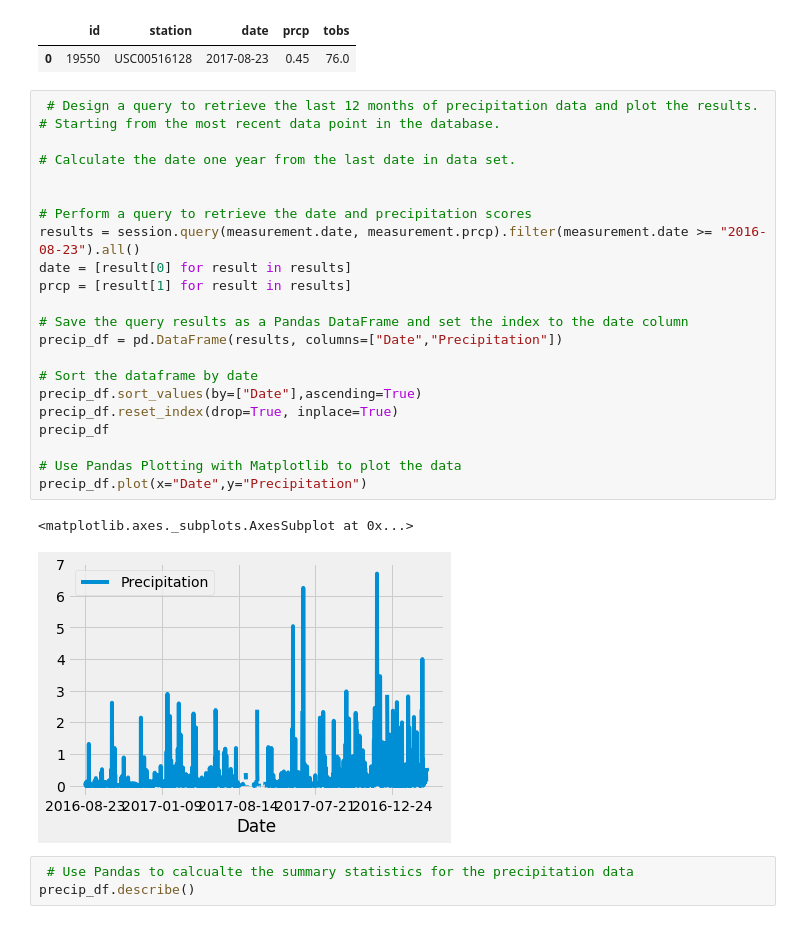
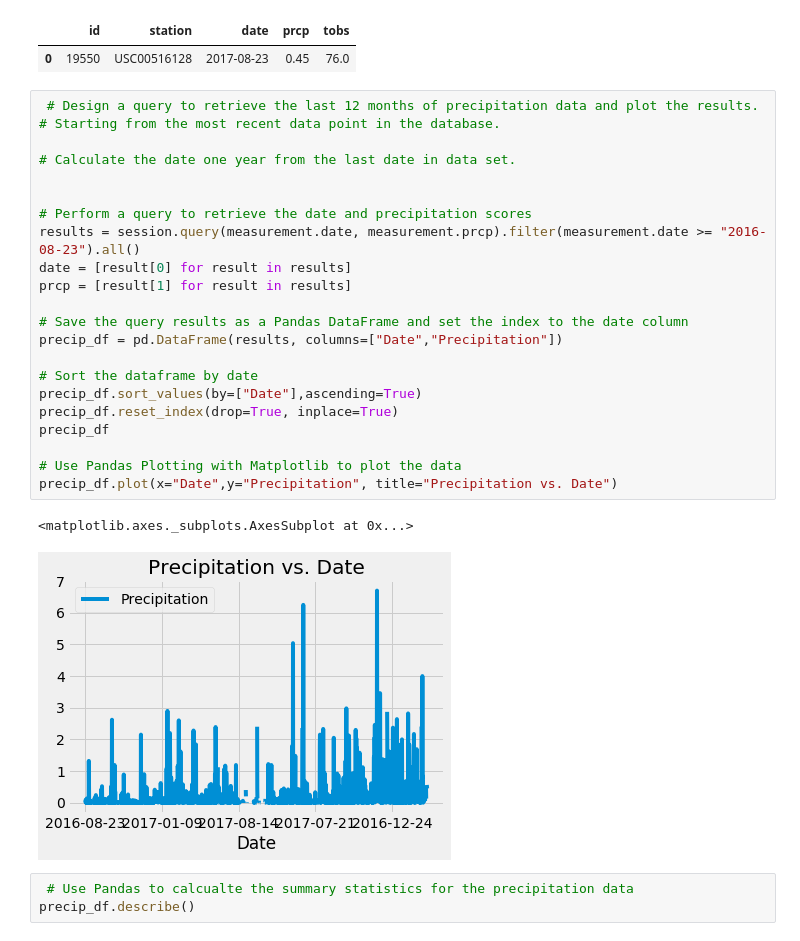
Before and after one commit to SteveZych/sqlalchemy-challenge, a Jupyter notebook: sqlalchemy-challenge.ipynb, the cells around one changed output. Cells and saved outputs as stored; diff of their text form.

```diff
--- a/sqlalchemy-challenge.ipynb
+++ b/sqlalchemy-challenge.ipynb
@@ -45,28 +45,28 @@ lastDate
 # %%
  # Design a query to retrieve the last 12 months of precipitation data and plot the results.
 # Starting from the most recent data point in the database.
 
 # Calculate the date one year from the last date in data set.
 
 
 # Perform a query to retrieve the date and precipitation scores
 results = session.query(measurement.date, measurement.prcp).filter(measurement.date >= "2016-08-23").all()
 date = [result[0] for result in results]
 prcp = [result[1] for result in results]
 
 # Save the query results as a Pandas DataFrame and set the index to the date column
 precip_df = pd.DataFrame(results, columns=["Date","Precipitation"])
 
 # Sort the dataframe by date
 precip_df.sort_values(by=["Date"],ascending=True)
 precip_df.reset_index(drop=True, inplace=True)
 precip_df
 
 # Use Pandas Plotting with Matplotlib to plot the data
-precip_df.plot(x="Date",y="Precipitation")
+precip_df.plot(x="Date",y="Precipitation", title="Precipitation vs. Date")
 # %% [output]
 <matplotlib.axes._subplots.AxesSubplot at 0x...>
-[figure, old version]
+[figure, new version]
 # %%
  # Use Pandas to calcualte the summary statistics for the precipitation data
 precip_df.describe()
```
Also changed, not shown: parts of 2 cells of this notebook, 1 other file.
